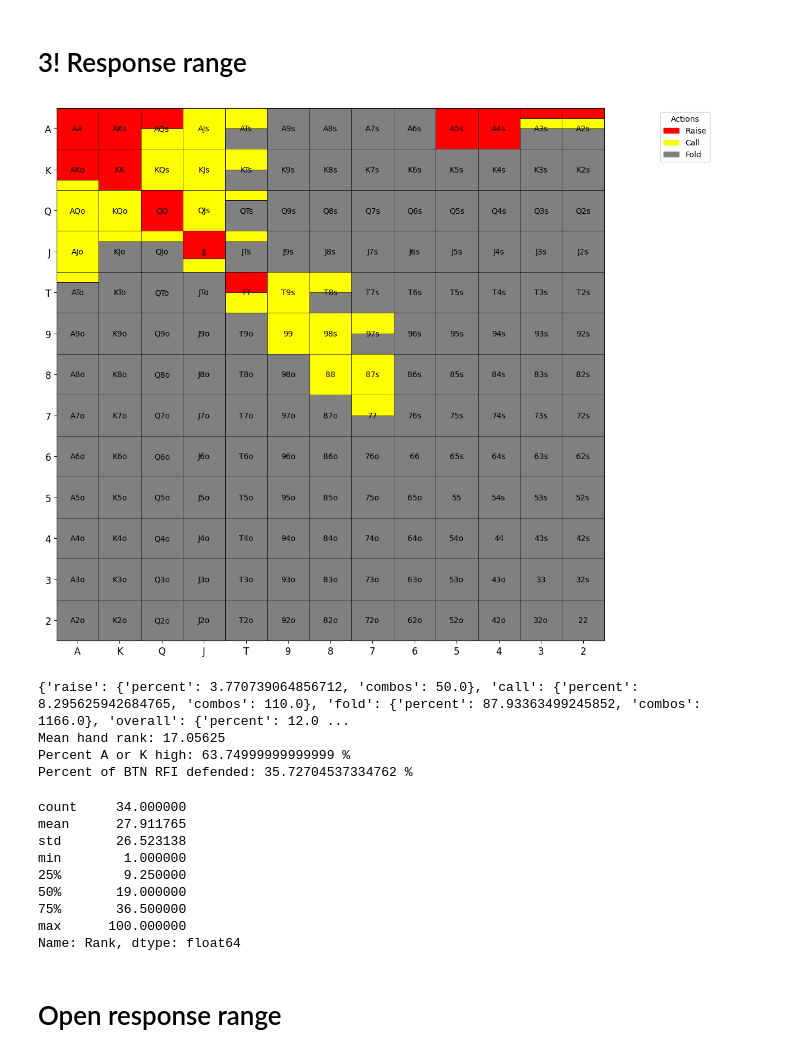
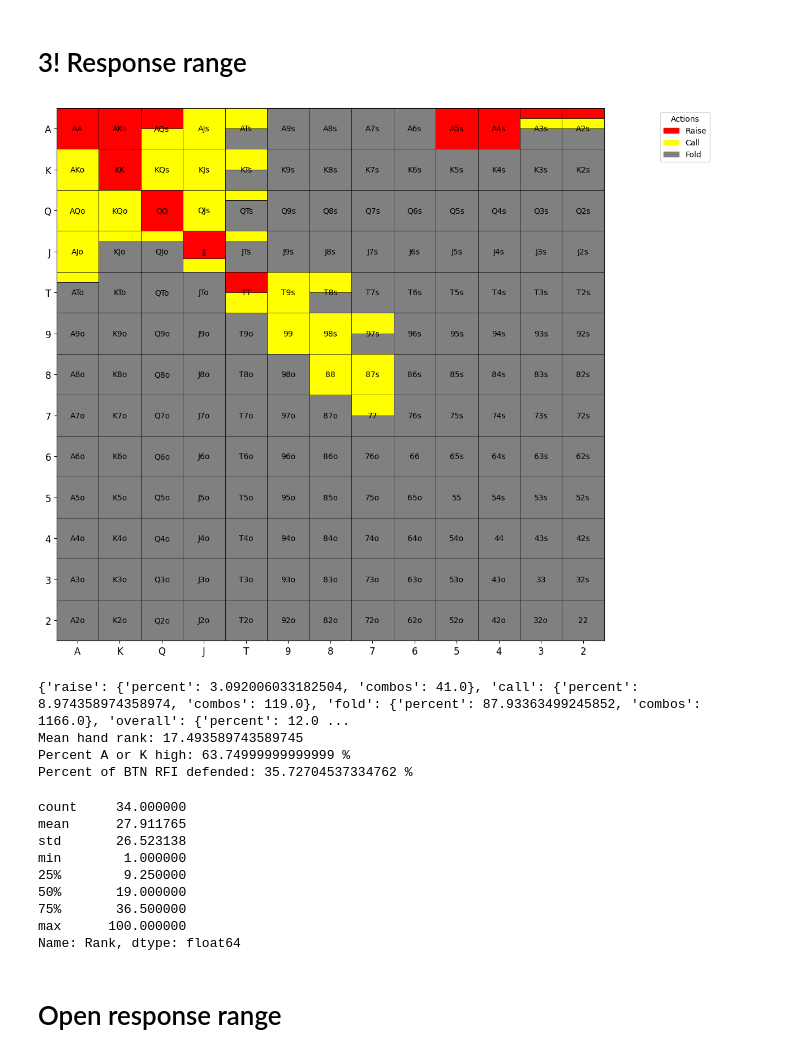
Before and after one commit to KunaalAgarwal/poker_analysis, a Jupyter notebook: src/btn_ranges.ipynb, the cells around one changed output. Saved outputs shown, nothing was run; the diff lists cells and outputs as text; code cells hidden in the pictures.

```diff
--- a/src/btn_ranges.ipynb
+++ b/src/btn_ranges.ipynb
@@ -179,7 +179,7 @@ response_3bet_range = {
     "A3s": {"raise": 0.25, "call": 0.25},
     "A2s": {"raise": 0.25, "call": 0.25},
 
-    "AKo": {"raise": 0.75, "call": 0.25},
+    "AKo": {"raise": 0.0, "call": 1.0},
     "AQo": {"raise": 0.0, "call": 1.0},
     "AJo": {"raise": 0.0, "call": 1.0},
     "ATo": {"raise": 0.0, "call": 0.25},
@@ -215,36 +215,36 @@ response_3bet_range = {
     "T9s": {"raise": 0.0, "call": 1.0},
     "T8s": {"raise": 0.0, "call": 0.5},
 
     "98s": {"raise": 0.0, "call": 1.0},
     "97s": {"raise": 0.0, "call": 0.5},
 
     "87s": {"raise": 0.0, "call": 1.0},
     "86s": {"raise": 0.0, "call": 0.0},
 
     "76s": {"raise": 0.0, "call": 0.0},
     "75s": {"raise": 0.0, "call": 0.0},
 
     "65s": {"raise": 0.0, "call": 0.0},
 }
 # Visualize the range
 response_3bet = range_construction.generate_range(response_3bet_range, '../ranges/btn_ranges/btn_3!response')
 response_3bet_distribution = range_construction.range_hand_distribution(response_3bet_range)
 response_3bet_percent_by_actions = range_construction.range_percent_by_all_actions(response_3bet_range)
 response_3bet_mean_hand_rank = range_construction.average_range_rank(response_3bet_range)
 
 defended_rfi = 100*response_3bet_percent_by_actions['overall']['combos'] / rfi_percent_by_actions['overall']['combos']
 
 print(response_3bet_percent_by_actions)
 print(f'Mean hand rank: {response_3bet_mean_hand_rank}')
 print(f'Percent A or K high: {range_construction.percent_range_high_card(response_3bet_range)} %')
 print(f'Percent of BTN RFI defended: {defended_rfi} %')
 
 response_3bet_distribution[1].to_csv('../ranges/btn_ranges/btn_3bet_response_distribution.csv')
 response_3bet_distribution[0]
 # %% [output]
-[figure, old version]
+[figure, new version]
-{'raise': {'percent': 3.770739064856712, 'combos': 50.0}, 'call': {'percent': 8.295625942684765, 'combos': 110.0}, 'fold': {'percent': 87.93363499245852, 'combos': 1166.0}, 'overall': {'percent': 12.0 ...
-Mean hand rank: 17.05625
+{'raise': {'percent': 3.092006033182504, 'combos': 41.0}, 'call': {'percent': 8.974358974358974, 'combos': 119.0}, 'fold': {'percent': 87.93363499245852, 'combos': 1166.0}, 'overall': {'percent': 12.0 ...
+Mean hand rank: 17.493589743589745
 Percent A or K high: 63.74999999999999 %
 Percent of BTN RFI defended: 35.72704537334762 %
 count     34.000000
```
Also changed, not shown: parts of 1 cell of this notebook, 4 other files.
